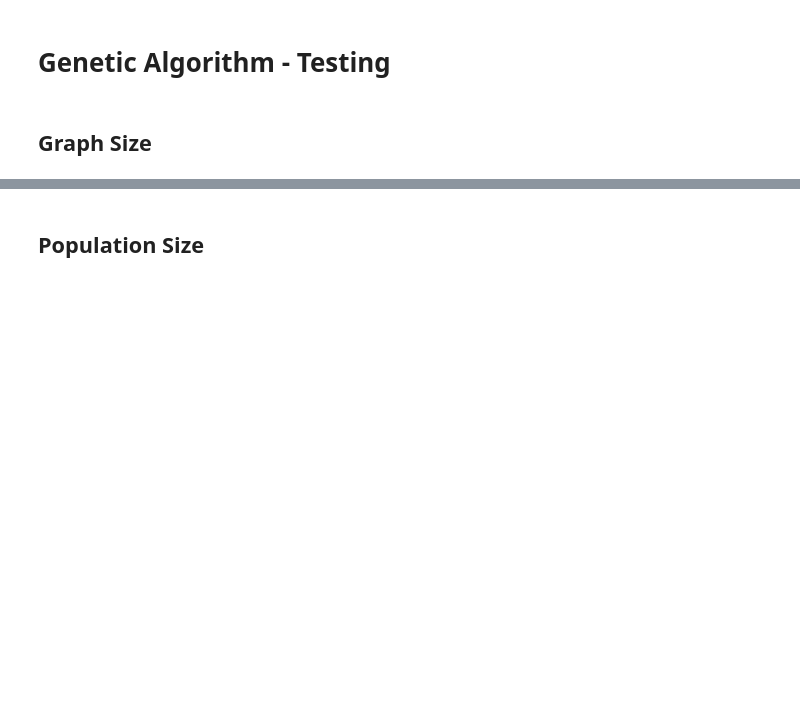
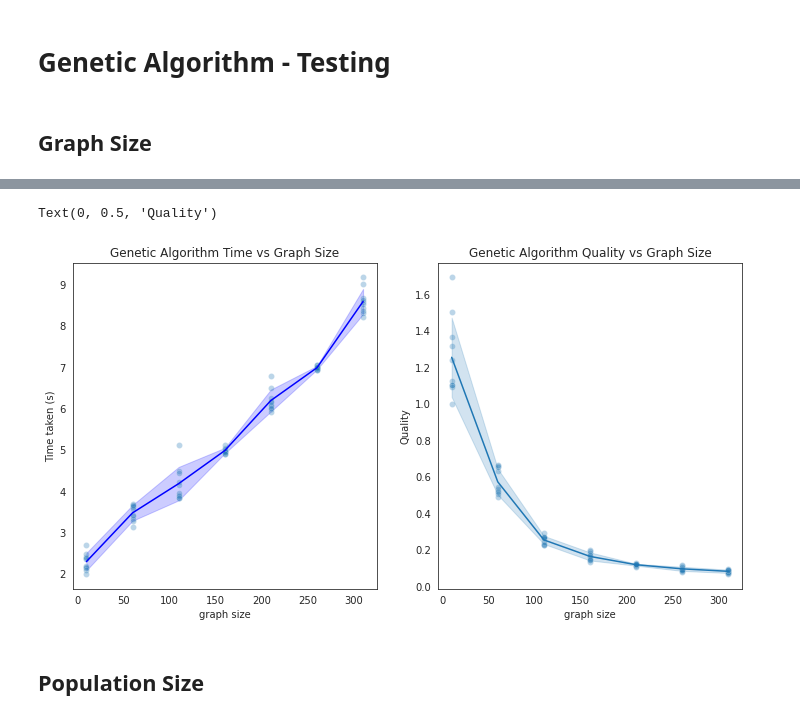
Before and after one commit to rm-green/GeneticAlgorithm, a Jupyter notebook: group9-portfolio.ipynb, the cells around one changed output, grey strips where cells are left out. Saved outputs shown, nothing was run; the diff lists cells and outputs as text; code cells hidden in the pictures; blank space fills up the shorter version.

Commit message:
added graphs for all test cases

```diff
--- a/group9-portfolio.ipynb
+++ b/group9-portfolio.ipynb
@@ -835,8 +858,8 @@ def GeneticAlgorithm(G, popSize = 300, mutationRate = 0.3, crossoverRate = 0.85,
 # %% [markdown]
 # Genetic Algorithm - Testing
 # %%
-def testAgainstGreedy(repetitions = 10, n = 50, graphType = "symmetric", popSize = 300, mutationRate = 0.4, crossoverRate = 0.85, generations = 300):
-	data = pd.DataFrame(columns=['n', 'population size', 'mutation rate', 'crossover rate', 'generations', 'greedy cost', 'greedy time', 'genetic cost', 'genetic time', 'quality'])
+def testAgainstGreedy(repetitions = 10, n = 30, graphType = "symmetric", popSize = 300, mutationRate = 0.4, crossoverRate = 0.85, generations = 300):
+	data = pd.DataFrame(columns=['graph size', 'population size', 'mutation rate', 'crossover rate', 'generations', 'greedy cost', 'greedy time', 'genetic cost', 'genetic time', 'quality'])
 	i = 0
 
 	for _ in range(repetitions):
@@ -856,7 +879,7 @@ def testAgainstGreedy(repetitions = 10, n = 50, graphType = "symmetric", popSize
 # %% [markdown]
 ## Graph Size
 # %%
-frames = [testAgainstGreedy(n = n) for n in range(10, 101, 50)]
+frames = [testAgainstGreedy(n = n) for n in range(10, 351, 50)]
 concatenatedFrames = pd.concat(frames)
-concatenatedFrames.groupby('n').agg('mean', 'std')
+concatenatedFrames.groupby('graph size').agg(['mean', 'std'])[['greedy time', 'genetic time', 'greedy cost', 'genetic cost', 'quality']]
 # %% [output]
@@ -864,15 +896,18 @@ KeyboardInterrupt:
 # %%
 
 #Graphs are plotted below
 fig, (time, quality) = plt.subplots(nrows = 1, ncols = 2, figsize=(12,6))
-sns.lineplot(data = concatenatedFrames, x = 'n', y = 'genetic time', ci = 'sd', color='blue',ax=time)
-sns.scatterplot(data = concatenatedFrames, x = 'n', y = 'genetic time', alpha = 0.3, ax=time)
-sns.lineplot(data = concatenatedFrames, x = 'n', y = 'quality', ci='sd', ax=quality)
-sns.scatterplot(data = concatenatedFrames, x = 'n', y = 'quality', alpha = 0.3, ax=quality)
+sns.lineplot(data = concatenatedFrames, x = 'graph size', y = 'genetic time', ci = 'sd', color='blue',ax=time)
+sns.scatterplot(data = concatenatedFrames, x = 'graph size', y = 'genetic time', alpha = 0.3, ax=time)
+sns.lineplot(data = concatenatedFrames, x = 'graph size', y = 'quality', ci='sd', ax=quality)
+sns.scatterplot(data = concatenatedFrames, x = 'graph size', y = 'quality', alpha = 0.3, ax=quality)
 
 time.title.set_text('Genetic Algorithm Time vs Graph Size')
 quality.title.set_text('Genetic Algorithm Quality vs Graph Size')
 time.set_ylabel('Time taken (s)')
 quality.set_ylabel('Quality')
+# %% [output]
+Text(0, 0.5, 'Quality')
+[figure, added]
 # %% [markdown]
 ## Population Size
```
Also changed, not shown: parts of 17 cells of this notebook, 1 other file.
